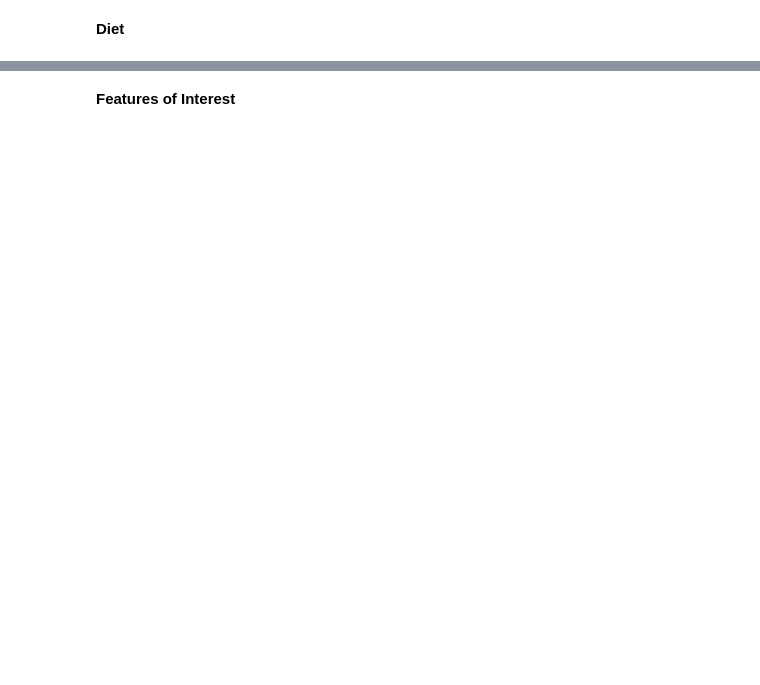
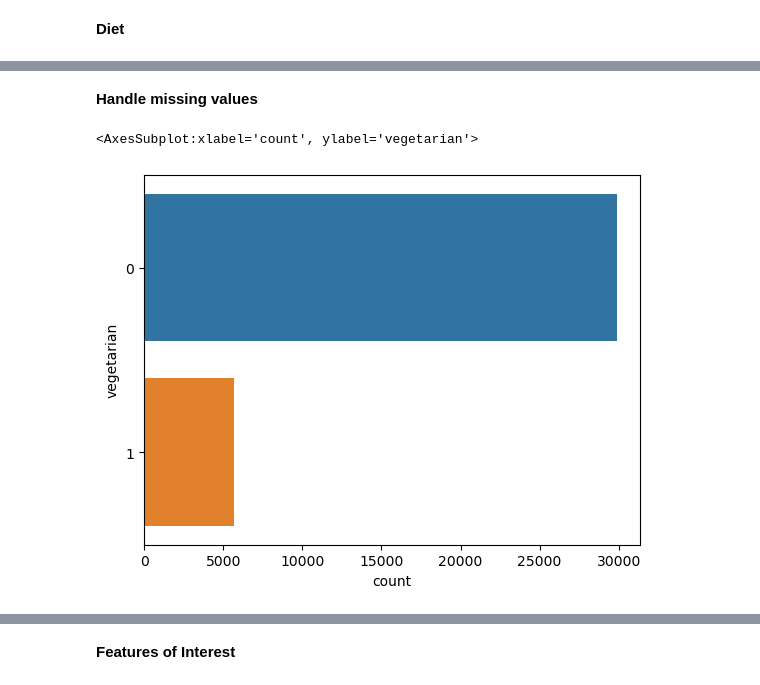
Before and after one commit to abelkwong/ml-okcupid, a Jupyter notebook: date-a-scientist (working) (1).ipynb, the cells around one changed output, grey strips where cells are left out. Drawn from its saved outputs; the diff is of its cells as text; code cells hidden in the pictures; blank space fills up the shorter version.

```diff
--- a/date-a-scientist (working) (1).ipynb
+++ b/date-a-scientist (working) (1).ipynb
@@ -214,0 +216,12 @@ sns.countplot(data=profiles, y='diet', order=profiles['diet'].value_counts().ind
+# %% [markdown]
+**Handle missing values**
+# %%
+# Handle missing values
+profiles = profiles[profiles['diet'].notnull()]
+profiles['vegetarian'] = profiles['diet'].isin(['vegetarian', 'vegan', 'mostly vegetarian',
+                                                    'strictly vegan', 'strictly vegetarian', 'mostly vegan'])
+profiles['vegetarian'] = profiles['vegetarian'].astype(int)
+sns.countplot(data=profiles, y='vegetarian')
+# %% [output]
+<AxesSubplot:xlabel='count', ylabel='vegetarian'>
+[figure, added]
```
Also changed, not shown: parts of 38 cells of this notebook.
